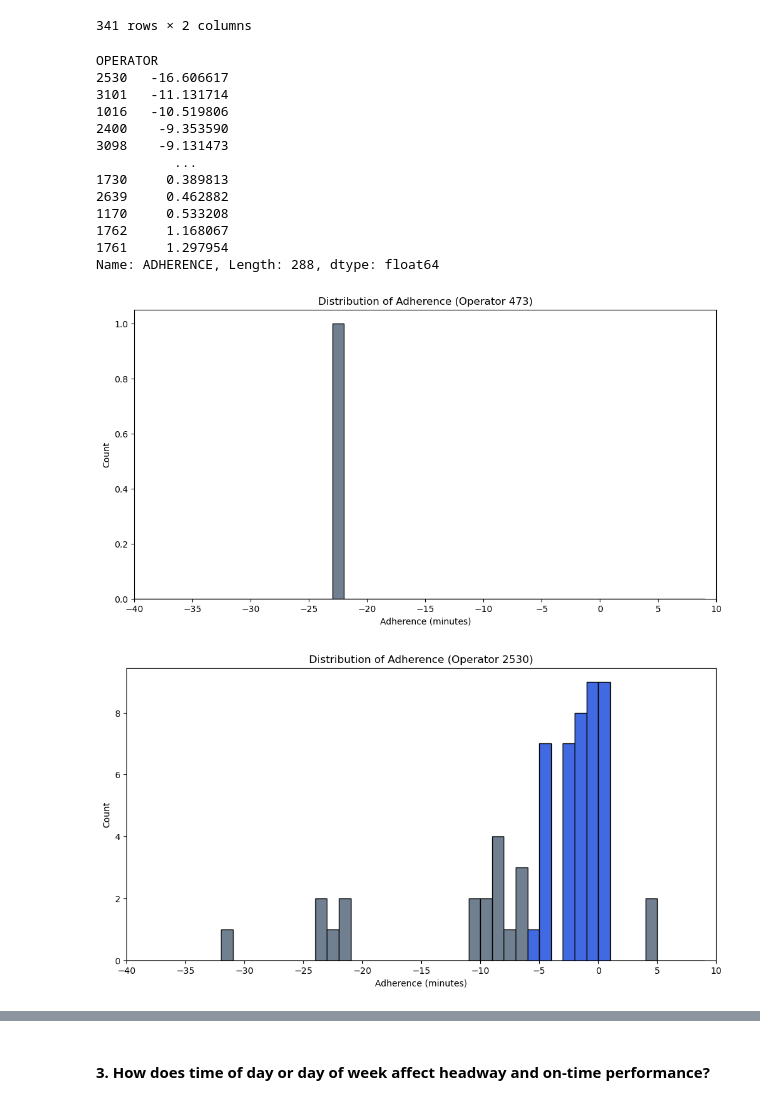
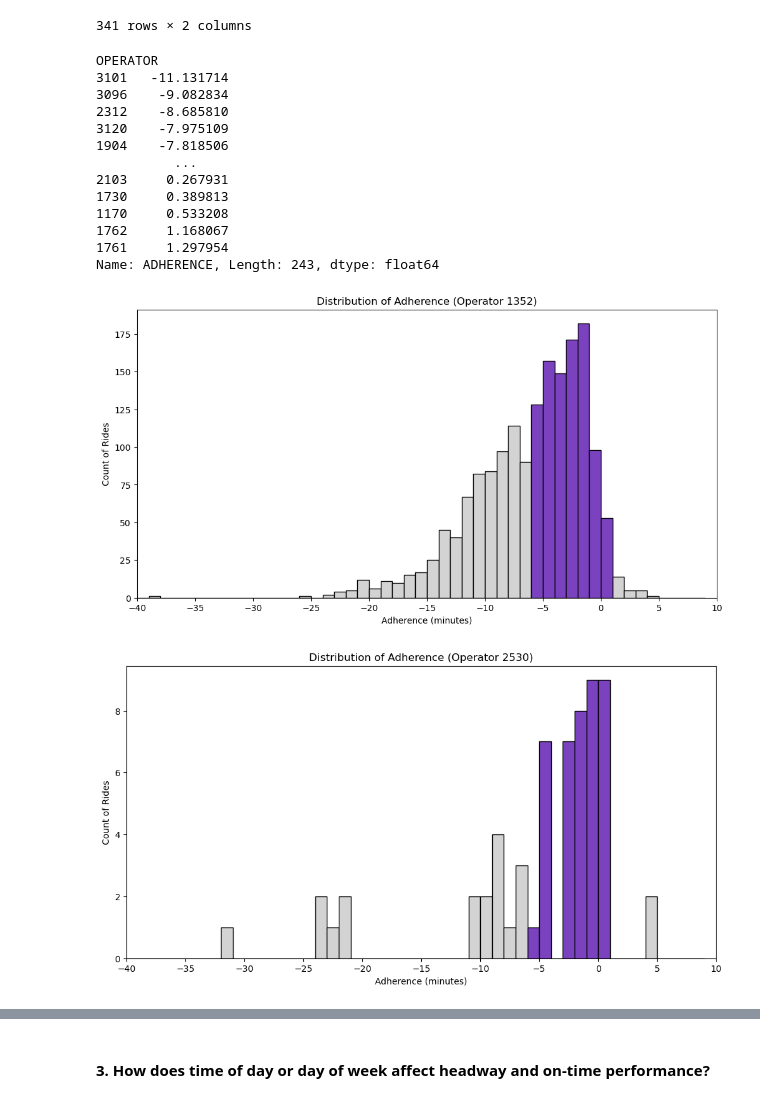
Before and after one commit to NSS-Data-Analytics-Cohort-12/wego-python-da12-javascript-express, a Jupyter notebook: notebooks/wego_ryanhartman.ipynb, the cells around one changed output, grey strips where cells are left out. Drawn from its saved outputs; the diff is of its cells as text; code cells hidden in the pictures.

```diff
--- a/notebooks/wego_ryanhartman.ipynb
+++ b/notebooks/wego_ryanhartman.ipynb
@@ -75,16 +95,16 @@ def plot_distribution(data, title):
         bin_end = patch.get_x() + patch.get_width()
         height = patch.get_height()
         if bin_end <= -6:
-            patch.set_facecolor('slategrey')  # Color for bins ending before 6 minutes
+            patch.set_facecolor('#D3D3D3')  # Color for bins ending before 6 minutes
         elif bin_start >= 1:
-            patch.set_facecolor('slategrey')   # Color for bins starting after 1 minute
+            patch.set_facecolor('#D3D3D3')   # Color for bins starting after 1 minute
         else:
-            patch.set_facecolor('royalblue')  # Default color for bins in between
+            patch.set_facecolor('#7B42BF')  # Default color for bins in between
 
     plt.xlim(-40, 10)
     plt.title(f'Distribution of Adherence ({title})')
     plt.xlabel('Adherence (minutes)')
-    plt.ylabel('Count')
+    plt.ylabel('Count of Rides')
     tick_locations = np.arange(-40, 11, 5)  # Set tick marks every 1 unit from -40 to 10
     plt.xticks(ticks=tick_locations)
     plt.show()
@@ -171,7 +191,7 @@ operator_rides = wego.groupby('OPERATOR')['TRIP_ID'].count().sort_values(ascendi
 #operator_rides
 
 # select operators who have over 100 trips
-over_100_operators = operator_rides[operator_rides['TRIP_ID'] > 100]
+over_100_operators = operator_rides[operator_rides['TRIP_ID'] > 500]
 
 # pull results from original df but only if the operator has over 100 trips
 over_100 = wego[wego['OPERATOR'].isin(over_100_operators['OPERATOR'])]
@@ -183,29 +203,29 @@ over_100.groupby('OPERATOR')['ADHERENCE'].mean().sort_values(ascending=True)
 #slowest_op = wego.groupby('OPERATOR')['ADHERENCE'].mean().sort_values(ascending=True)
 # %% [output]
 OPERATOR
-2530   -16.606617
 3101   -11.131714
-1016   -10.519806
-2400    -9.353590
-3098    -9.131473
+3096    -9.082834
+2312    -8.685810
+3120    -7.975109
+1904    -7.818506
           ...
+2103     0.267931
 1730     0.389813
-2639     0.462882
 1170     0.533208
 1762     1.168067
 1761     1.297954
-Name: ADHERENCE, Length: 288, dtype: float64
+Name: ADHERENCE, Length: 243, dtype: float64
 # %%
 # operators with least adherence
 #wego.groupby('OPERATOR')['HDWY_DEV'].mean().sort_values(ascending=False)
 # %%
-op_473 = wego[wego['OPERATOR'] == 473]
-plot_distribution(op_473, 'Operator 473')
+op_1352 = wego[wego['OPERATOR'] == 1352]
+plot_distribution(op_1352, 'Operator 1352')
 # %% [output]
-[figure, old version]
+[figure, new version]
 # %%
 op_2530 = wego[wego['OPERATOR'] == 2530]
 plot_distribution(op_2530, 'Operator 2530')
 # %% [output]
-[figure, old version]
+[figure, new version]
 # %%
```
Also changed, not shown: parts of 26 cells of this notebook.
